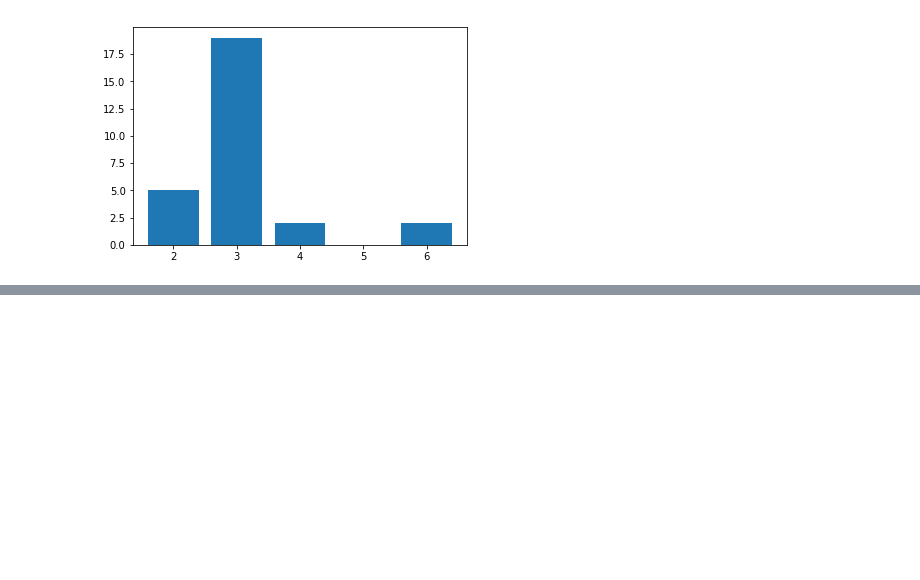
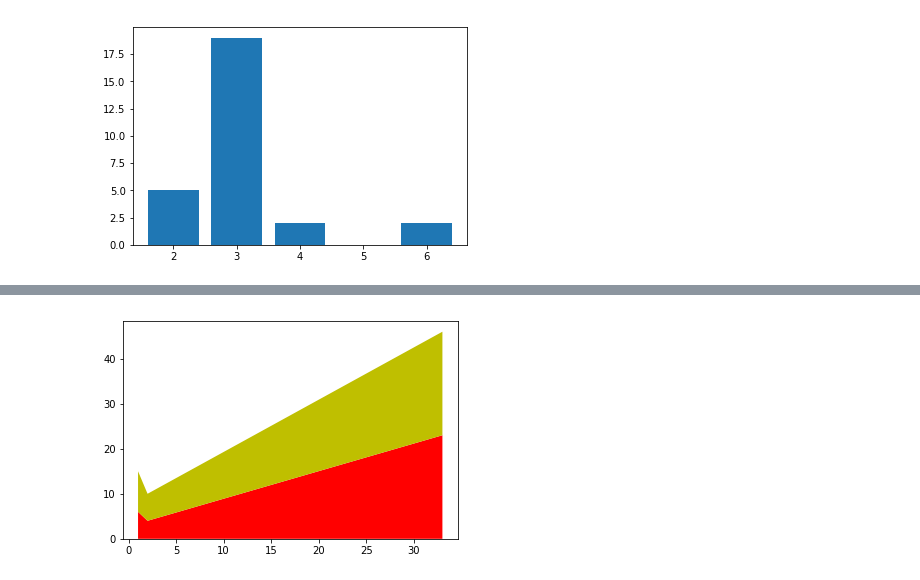
Before and after one commit to ssp4all/machine-learning-and-data-science, a Jupyter notebook: matplotlib.ipynb, the cells around one changed output, grey strips where cells are left out. Drawn from its saved outputs; the diff is of its cells as text; code cells hidden in the pictures; blank space fills up the shorter version.

```diff
--- a/matplotlib.ipynb
+++ b/matplotlib.ipynb
@@ -36,0 +44,8 @@ plt.show()
+# %%
+days = [33,2,1]
+eating = [23,4,6]
+sleeping = [23,6,9]
+plt.stackplot(days, eating, sleeping, colors=['r','y'])
+plt.show()
+# %% [output]
+[figure, added]
```
Also changed, not shown: parts of 14 cells of this notebook.
